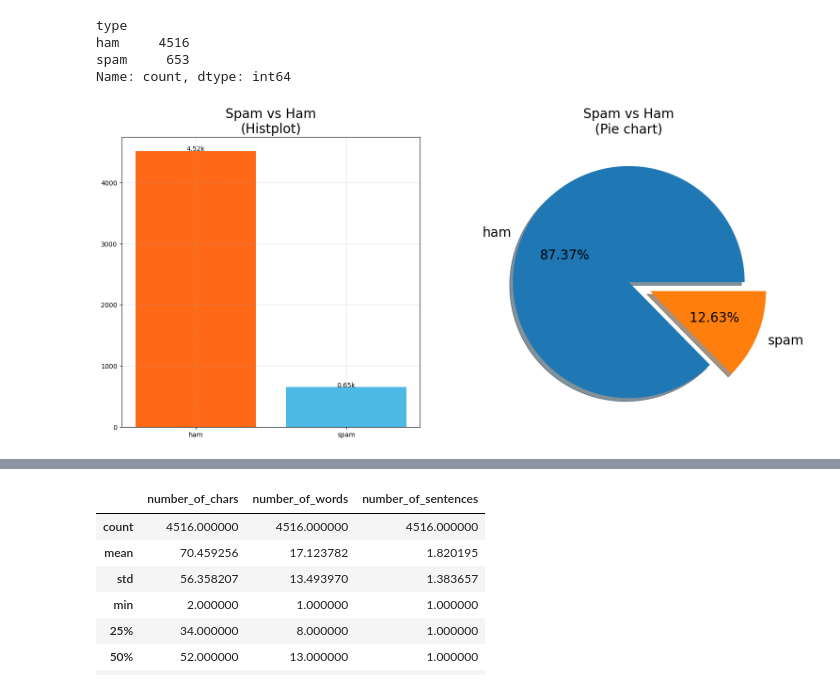
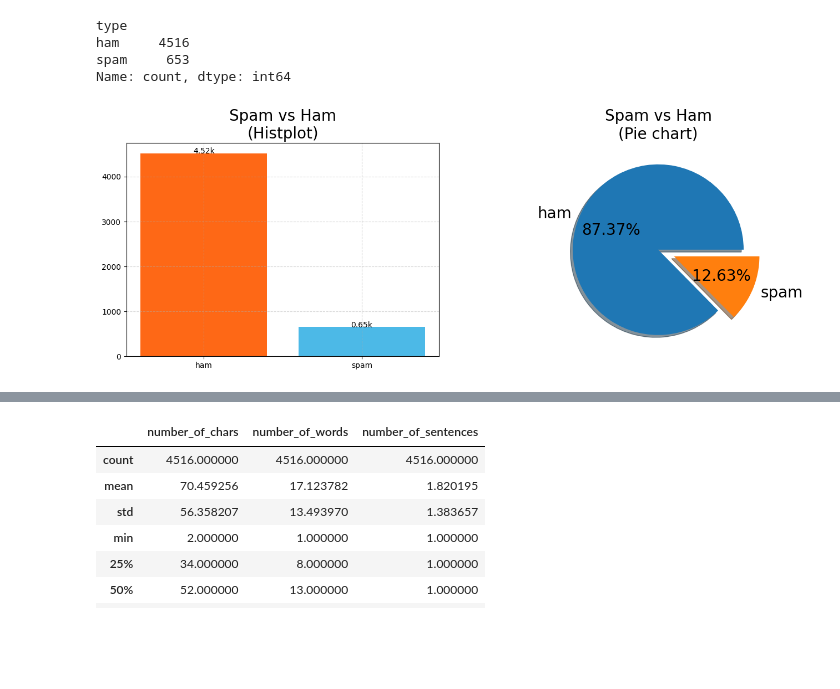
Before and after one commit to HarshitLaloriya/SMS-Classification-Model, a Jupyter notebook: ml.ipynb, the cells around one changed output, grey strips where cells are left out. Drawn from its saved outputs; the diff is of its cells as text; code cells hidden in the pictures; blank space fills up the shorter version.

```diff
--- a/ml.ipynb
+++ b/ml.ipynb
@@ -78,8 +78,6 @@ df_sms.duplicated().sum()
 # %%
 import matplotlib.pyplot as plt
 import seaborn as sns
-# %%
-plt.rcParams["figure.figsize"] = [18, 8]
 # %%
 spam_or_not = df_sms['type'].value_counts()
 spam_or_not
@@ -89,19 +87,20 @@ ham     4516
 spam     653
 Name: count, dtype: int64
 # %%
+plt.figure(figsize=[16,5])
 plt.subplot(1,2,1)
 plt.bar(spam_or_not.index, spam_or_not.values, color = ["#FE6816","#4CB9E7"])
 for i, value in enumerate(spam_or_not.values):
     plt.text(i, value, f"{round(value/1000, 2)}k", ha='center')
 plt.grid( True, linestyle='--', alpha=0.5, zorder=0)
 plt.title(label="Spam vs Ham\n(Histplot)", fontdict={"size" : "20"})
 
 plt.subplot(1,2,2)
 plt.pie(x=spam_or_not,explode=[0,0.2], shadow=True, labels=spam_or_not.index,textprops={'fontsize':20},autopct = "%.2f%%")
 plt.title(label="Spam vs Ham\n(Pie chart)", fontdict={"size" : "20"})
 plt.show()
 # %% [output]
-[figure, old version]
+[figure, new version]
 # %%
 import nltk
 nltk.download("all")
```
Also changed, not shown: parts of 16 cells of this notebook.
